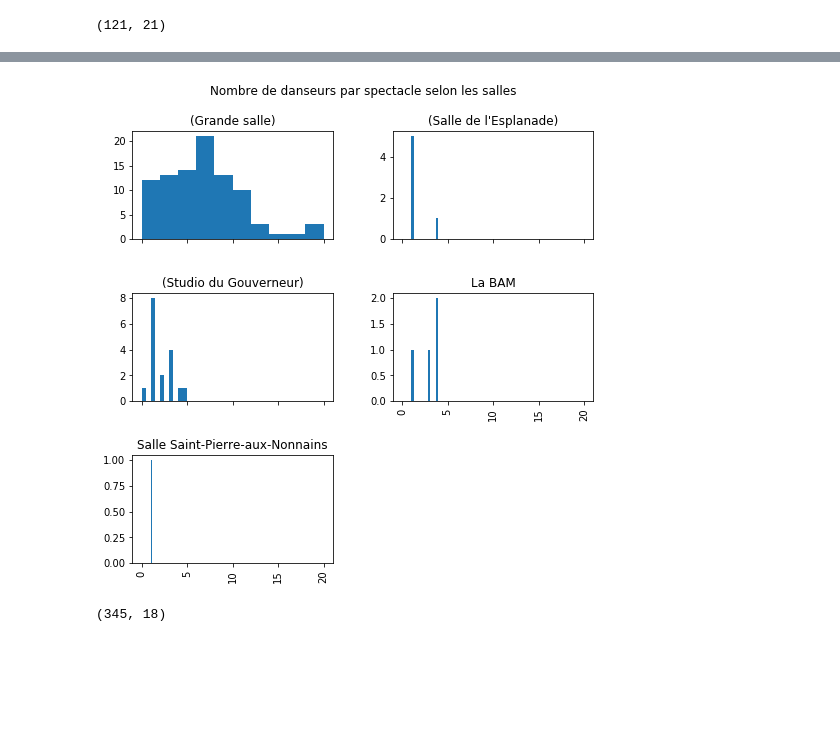
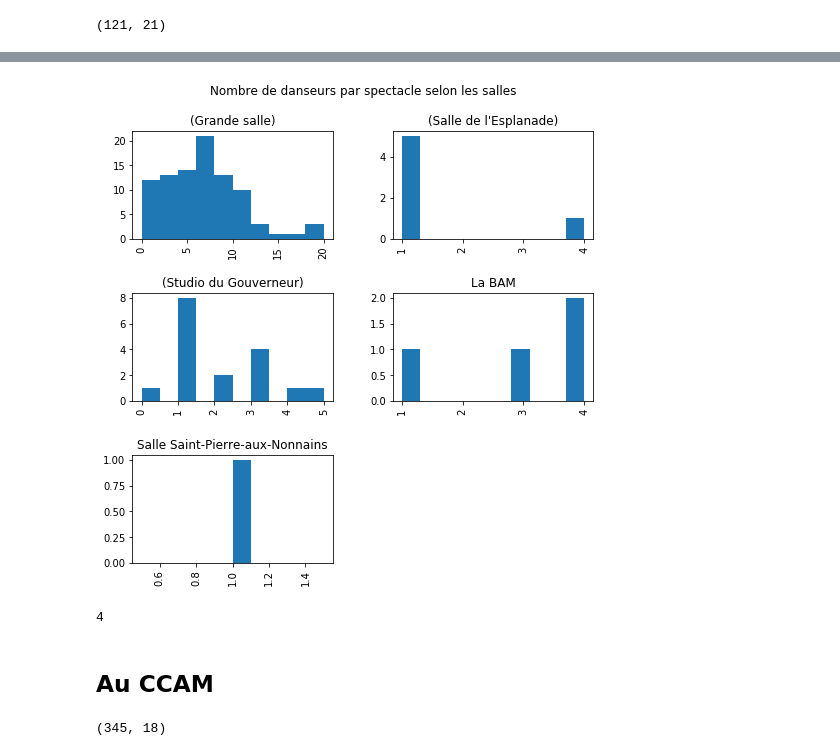
Before and after one commit to eliselavy/scrapper-notebook, a Jupyter notebook: notebooks/archives_spectacle/question_archives.ipynb, the cells around one changed output, grey strips where cells are left out. Saved outputs shown, nothing was run; the diff lists cells and outputs as text; code cells hidden in the pictures; blank space fills up the shorter version.

```diff
--- a/notebooks/archives_spectacle/question_archives.ipynb
+++ b/notebooks/archives_spectacle/question_archives.ipynb
@@ -744,31 +849,43 @@ df
 # %%
 import matplotlib.pyplot as plt
 filter_salle = [
     "(Grande salle)",
     "(Studio du Gouverneur)",
     "(Salle de l'Esplanade)",
     "La BAM",
     "Salle Saint-Pierre-aux-Nonnains",
 ]
 
 
 
 
 danseurs_salle_zoom_df = df[df.place.isin(filter_salle)]
 # let's reshape the data
 # to make plotting easier
 axes = danseurs_salle_zoom_df.hist(
     column='nb_danseur',
     by='place',
-    sharex=True,
+    sharex=False,
     sharey=False,
     figsize=(8,8),
 )
 #axes[0].set_title("test")
 len(axes)
 plt.suptitle('Nombre de danseurs par spectacle selon les salles')
 plt.savefig(os.getcwd() + "/data/arsenal_salle_nb_danseurs.png", dpi=300)
 # %% [output]
-[figure, old version]
+[figure, new version]
+# %%
+import pandas as pd
+import matplotlib.pyplot as plt
+import os
+organismId=439
+csv_file_path = os.getcwd() + "/data/all_10_years_organism_" + str(organismId) + "_danse_nb_danseurs.csv"
+df_danseurs_arsenal = pd.read_csv(csv_file_path)
+
+df_danseurs_arsenal =df_danseurs_arsenal[df_danseurs_arsenal['nb danseur'] > 15]
+len(df_danseurs_arsenal)
+# %% [output]
+4
 # %%
 #merge the column
@@ -777,3 +892,5 @@ plt.savefig(os.getcwd() + "/data/arsenal_salle_nb_danseurs.png", dpi=300)
+# %% [markdown]
+## Au CCAM
 # %%
 import os
 import pandas as pd
```
Also changed, not shown: parts of 86 cells of this notebook, 3 other files.
